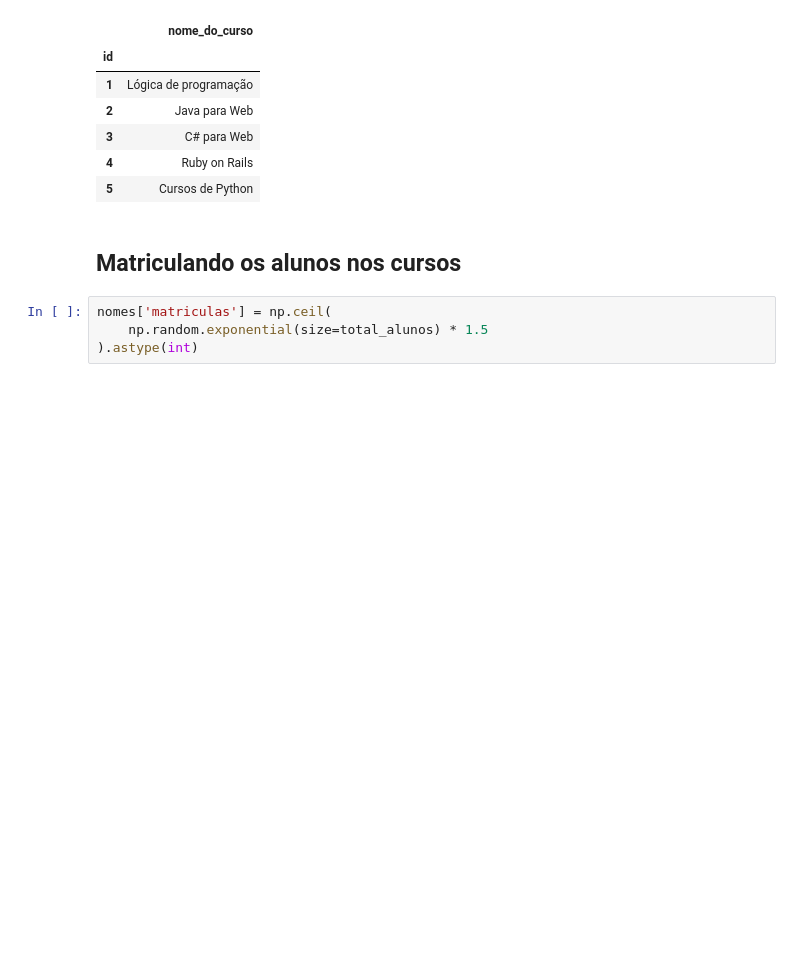
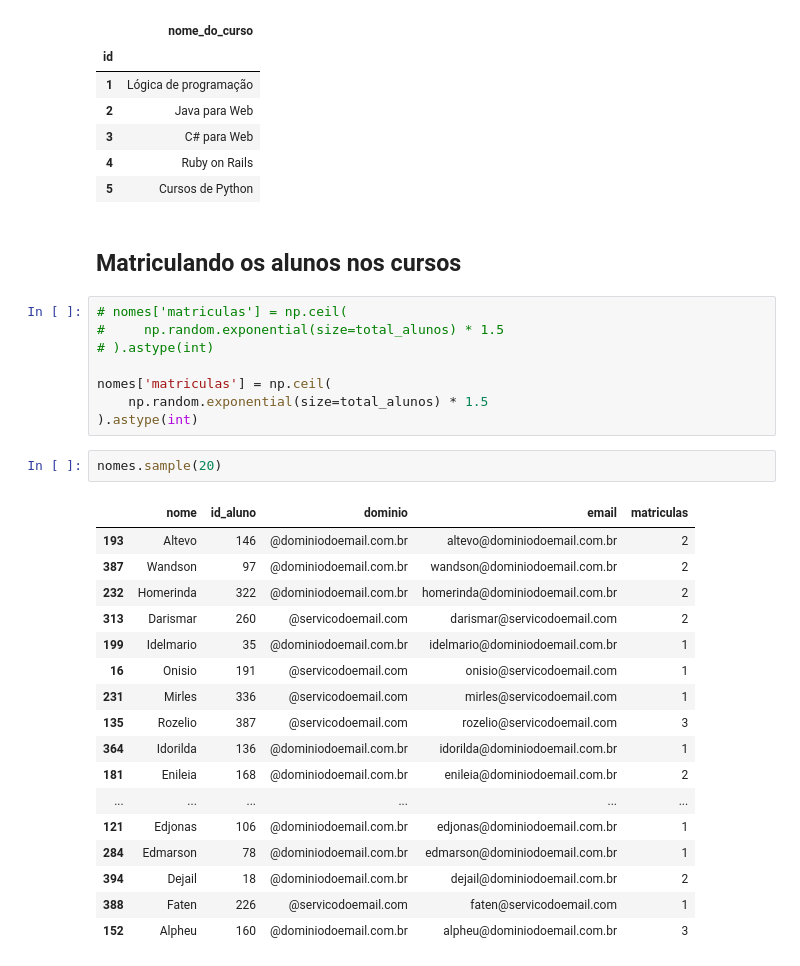
Before and after one commit to josenaldo/alura-ds1-pandas-formatos-diferentes-de-entrada-e-saida-io, a Jupyter notebook: notebook/pandas-io.ipynb, the cells around one changed output. Drawn from its saved outputs; the diff is of its cells as text; blank space fills up the shorter version.

```diff
--- a/notebook/pandas-io.ipynb
+++ b/notebook/pandas-io.ipynb
@@ -291,6 +291,30 @@ cursos.head()
 # %% [markdown]
 ## Matriculando os alunos nos cursos
 # %%
+# nomes['matriculas'] = np.ceil(
+#     np.random.exponential(size=total_alunos) * 1.5
+# ).astype(int)
+
 nomes['matriculas'] = np.ceil(
     np.random.exponential(size=total_alunos) * 1.5
 ).astype(int)
+# %%
+nomes.sample(20)
+# %% [output]
+|  | nome | id_aluno | dominio | email | matriculas |
+| 193 | Altevo | 146 | @dominiodoemail.com.br | altevo@dominiodoemail.com.br | 2 |
+| 387 | Wandson | 97 | @dominiodoemail.com.br | wandson@dominiodoemail.com.br | 2 |
+| 232 | Homerinda | 322 | @dominiodoemail.com.br | homerinda@dominiodoemail.com.br | 2 |
+| 313 | Darismar | 260 | @servicodoemail.com | darismar@servicodoemail.com | 2 |
+| 199 | Idelmario | 35 | @dominiodoemail.com.br | idelmario@dominiodoemail.com.br | 1 |
+| 16 | Onisio | 191 | @servicodoemail.com | onisio@servicodoemail.com | 1 |
+| 231 | Mirles | 336 | @servicodoemail.com | mirles@servicodoemail.com | 1 |
+| 135 | Rozelio | 387 | @servicodoemail.com | rozelio@servicodoemail.com | 3 |
+| 364 | Idorilda | 136 | @dominiodoemail.com.br | idorilda@dominiodoemail.com.br | 1 |
+| 181 | Enileia | 168 | @dominiodoemail.com.br | enileia@dominiodoemail.com.br | 2 |
+| ... | ... | ... | ... | ... | ... |
+| 121 | Edjonas | 106 | @dominiodoemail.com.br | edjonas@dominiodoemail.com.br | 1 |
+| 284 | Edmarson | 78 | @dominiodoemail.com.br | edmarson@dominiodoemail.com.br | 1 |
+| 394 | Dejail | 18 | @dominiodoemail.com.br | dejail@dominiodoemail.com.br | 2 |
+| 388 | Faten | 226 | @servicodoemail.com | faten@servicodoemail.com | 1 |
+| 152 | Alpheu | 160 | @dominiodoemail.com.br | alpheu@dominiodoemail.com.br | 3 |
```
Also changed, not shown: parts of 25 cells of this notebook, 1 other file.
